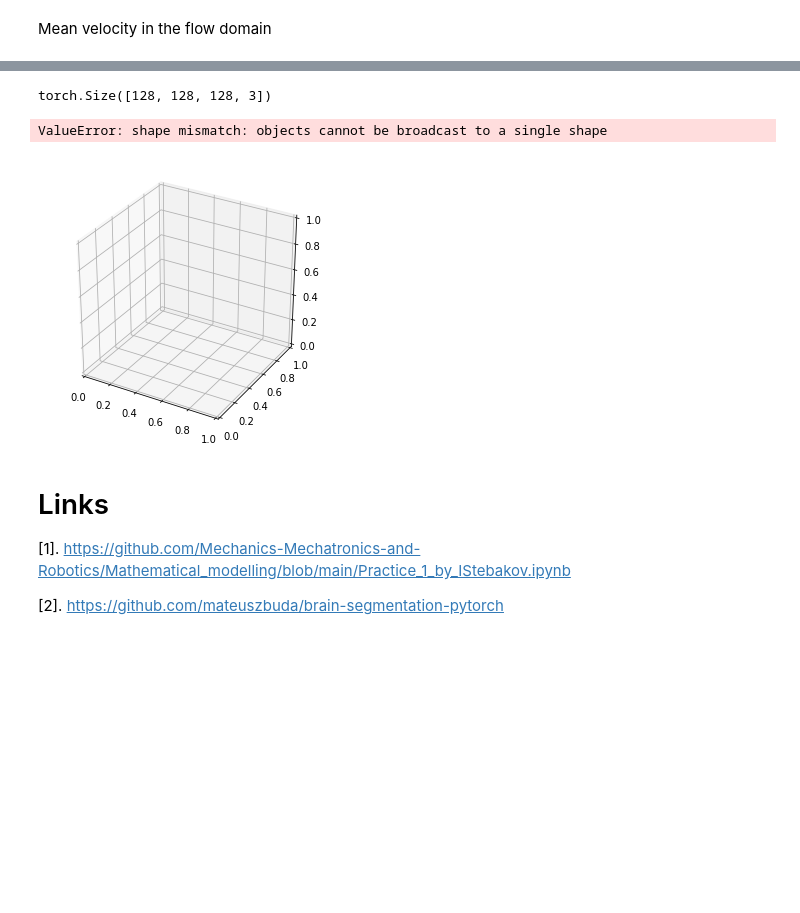
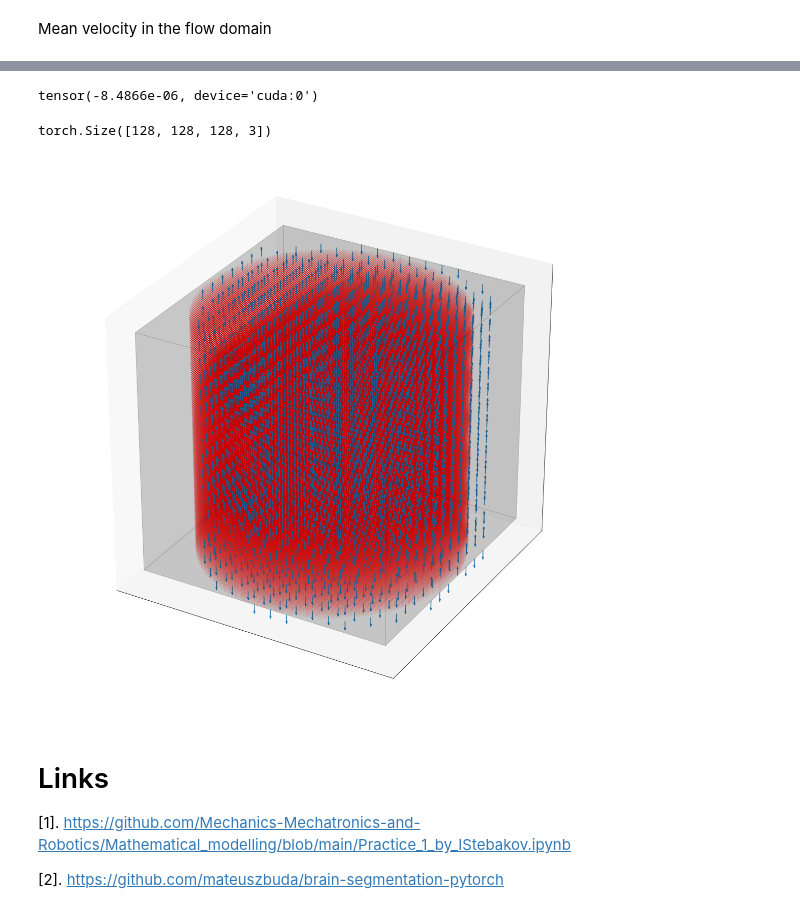
Before and after one commit to litvinenkonikita/Physics_based_ML, a Jupyter notebook: Check_3D_analytical.ipynb, the cells around one changed output, grey strips where cells are left out. Saved outputs shown, nothing was run; the diff lists cells and outputs as text; code cells hidden in the pictures; blank space fills up the shorter version.

```diff
--- a/Check_3D_analytical.ipynb
+++ b/Check_3D_analytical.ipynb
@@ -349,25 +339,17 @@ def vector_plot(x, y, u, v, FIGSIZE, vptitle='vector_plot', xlabel='$x_i$', ylab
     plt.ylabel(ylabel)
     plt.title(vptitle)
 # %%
-def vector_plot_3d(x, v, figSize=FIGSIZE, step=10):
+def vector_plot_3d(x, v, figSize=FIGSIZE, step=1):
     fig = plt.figure(figsize=(figSize, figSize))
     ax = fig.add_subplot(projection='3d')
-    ax.quiver(x[0], x[1], x[2], v[:, :, :, 0], v[:, :, :, 1], v[:, :, :, 2], length=5, normalize=True)
+    ax.quiver(x[0], x[1], x[2], v[::step, ::step, ::step, 0], v[::step, ::step, ::step, 1], v[::step, ::step, ::step, 2], length=5, normalize=True)
     pos = np.where(img[0].rot90().cpu().detach()==1)
     ax.scatter(pos[1], pos[0], pos[2], c='red', s=0.5, alpha=0.2)
     ax.set_xticks([])
     ax.set_yticks([])
     ax.set_zticks([])
-    ax.bar3d(0, 0, 0., 100, 100, 100, alpha=0.1, edgecolor='black', color='black')
+    ax.bar3d(0, 0, 0., SIZE[0], SIZE[1], SIZE[2], alpha=0.1, edgecolor='black', color='black')
     plt.show()
-
-# x = np.meshgrid(np.linspace(0, 100, 10),
-#                 np.linspace(0, 100, 10),
-#                 np.linspace(0, 100, 10))
-
-# v_all = torch.stack((v1.cpu() * img[0], v2.cpu() * img[0], v3.cpu() * img[0]), 3)
-
-# vector_plot_3d(x, v_all[::10, ::10, ::10, :].cpu().detach().rot90())
 # %%
 def flowVisualization(psi,step=15,slices=slices):
     nr=2
@@ -758,25 +757,5 @@ tensor(0.5524, device='cuda:0')
-# %%
-# def vector_plot_3d(x, v, figSize=FIGSIZE, step=10):
-#     fig = plt.figure(figsize=(figSize, figSize))
-#     ax = fig.add_subplot(projection='3d')
-#     ax.quiver(x[0], x[1], x[2], v[:, :, :, 0], v[:, :, :, 1], v[:, :, :, 2], length=5, normalize=True)
-#     pos = np.where(img[0].rot90().cpu().detach()==1)
-#     ax.scatter(pos[1], pos[0], pos[2], c='red', s=0.5, alpha=0.2)
-#     ax.set_xticks([])
-#     ax.set_yticks([])
-#     ax.set_zticks([])
-#     ax.bar3d(0, 0, 0., 100, 100, 100, alpha=0.1, edgecolor='black', color='black')
-#     plt.show()
-
-x = np.meshgrid(np.linspace(0, 1, 128),
-                np.linspace(0, 1, 128),
-                np.linspace(0, 1, 128))
-
-v_all = torch.stack((v1.cpu() * img[0], v2.cpu() * img[0], v3.cpu() * img[0]), 3)
-print(v_all.size())
-
-vector_plot_3d(x, v_all[::10, ::10, ::10, :].cpu().detach().rot90())
-# %% [output]
-torch.Size([128, 128, 128, 3])
-ValueError: shape mismatch: objects cannot be broadcast to a single shape
-[figure, removed]
+# %%
+Q3pch = int_func_simpson_2d(V[2, :, :,-1], L[0]*DX1N.to('cpu'), L[1]*DX2N.to('cpu'))
+Q3pch
+# %% [output]
+tensor(-8.4866e-06, device='cuda:0')
@@ -783,3 +765,14 @@ ValueError: shape mismatch: objects cannot be broadcast to a single shape
+# %%
+step = 8
+x = np.meshgrid(np.linspace(0, SIZE[0], int(SIZE[0]/step)),
+                np.linspace(0, SIZE[1], int(SIZE[1]/step)),
+                np.linspace(0, SIZE[2], int(SIZE[2]/step)))
+v_all = torch.stack((v1.cpu() * img[0], v2.cpu() * img[0], v3.cpu() * img[0]), 3)
+print(v_all.size())
+vector_plot_3d(x, v_all.cpu().detach().rot90(),figSize=FIGSIZE*4, step = step)
+# %% [output]
+torch.Size([128, 128, 128, 3])
+[figure, added]
 # %% [markdown]
 # Links
 
```
Also changed, not shown: parts of 13 cells of this notebook.
